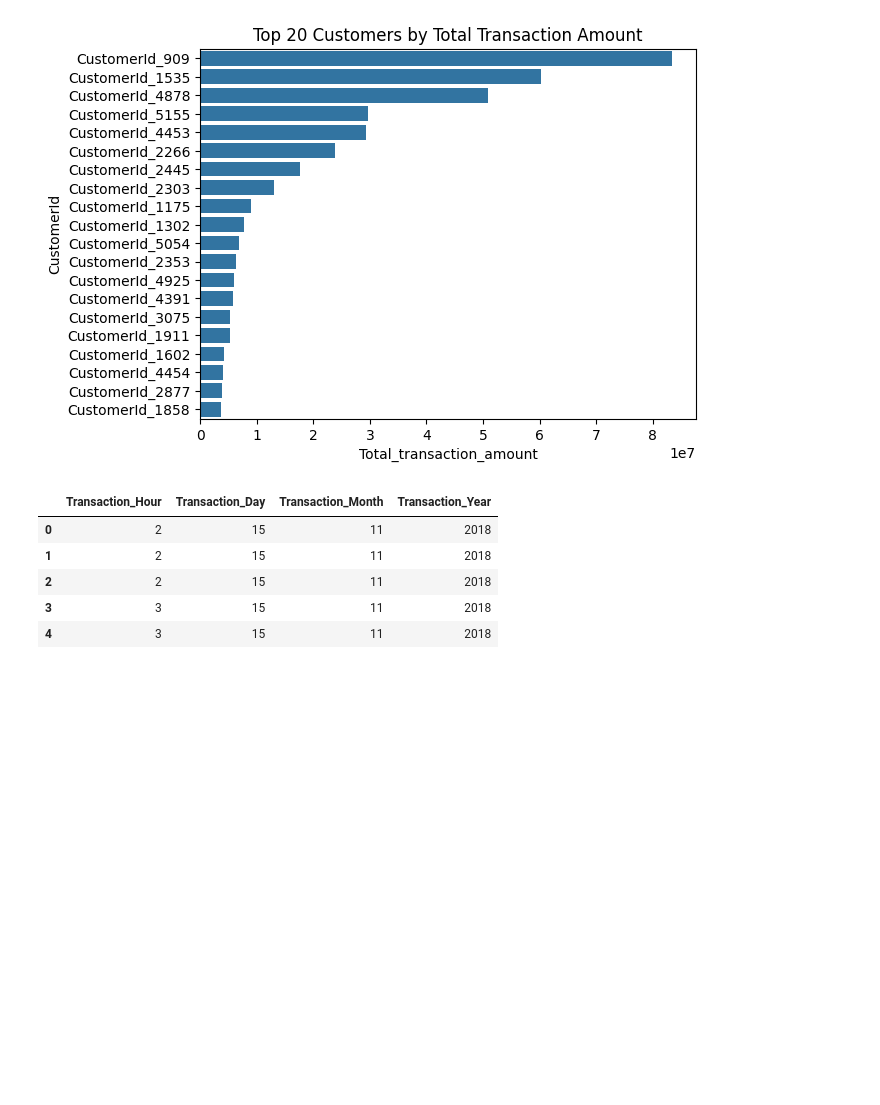
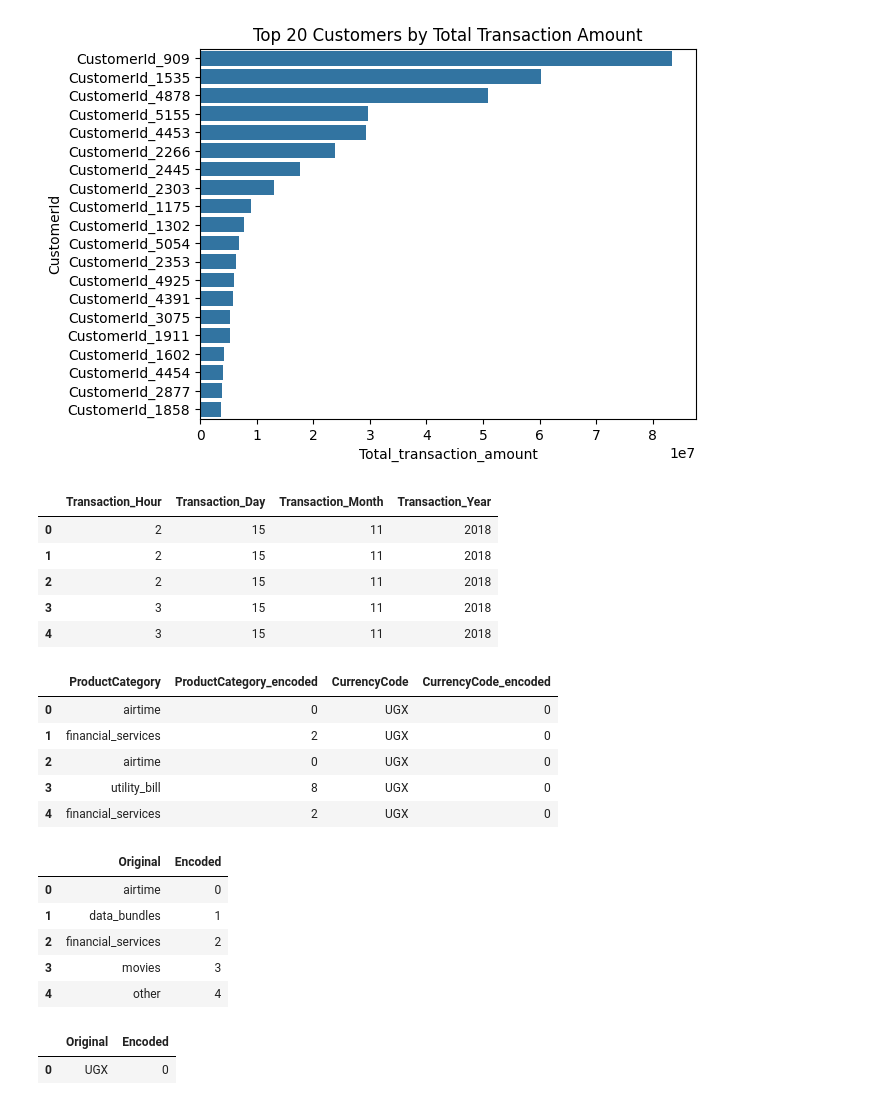
Before and after one commit to Endekalu777/Credit_scoring_model, a Jupyter notebook: notebooks/feature_engineering.ipynb, the cells around one changed output. Drawn from its saved outputs; the diff is of its cells as text; code cells hidden in the pictures; blank space fills up the shorter version.

```diff
--- a/notebooks/feature_engineering.ipynb
+++ b/notebooks/feature_engineering.ipynb
@@ -43,3 +43,20 @@ analysis.extract_features()
 | 2 | 2 | 15 | 11 | 2018 |
 | 3 | 3 | 15 | 11 | 2018 |
 | 4 | 3 | 15 | 11 | 2018 |
+# %%
+analysis.label_encoding()
+# %% [output]
+|  | ProductCategory | ProductCategory_encoded | CurrencyCode | CurrencyCode_encoded |
+| 0 | airtime | 0 | UGX | 0 |
+| 1 | financial_services | 2 | UGX | 0 |
+| 2 | airtime | 0 | UGX | 0 |
+| 3 | utility_bill | 8 | UGX | 0 |
+| 4 | financial_services | 2 | UGX | 0 |
+|  | Original | Encoded |
+| 0 | airtime | 0 |
+| 1 | data_bundles | 1 |
+| 2 | financial_services | 2 |
+| 3 | movies | 3 |
+| 4 | other | 4 |
+|  | Original | Encoded |
+| 0 | UGX | 0 |
```
Also changed, not shown: 1 other file.
